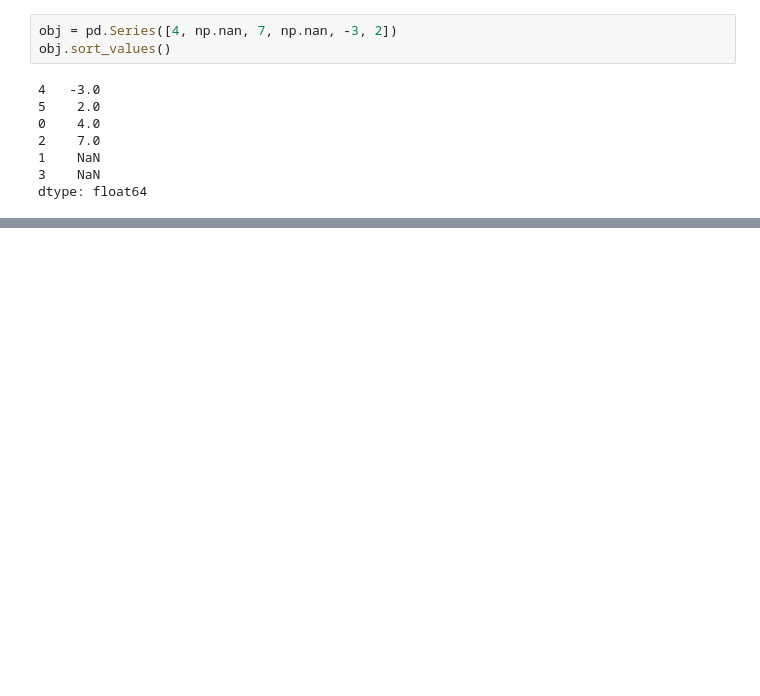
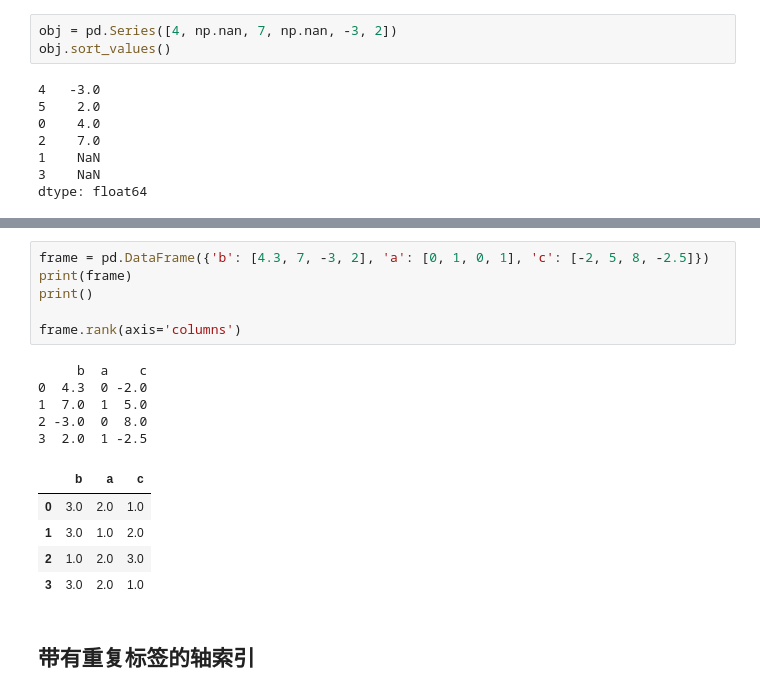
Before and after one commit to purple11261126/Book_Python-for-Data-Analysis-second-edition, a Jupyter notebook: 05_pandas 入门.ipynb, the cells around one changed output, grey strips where cells are left out. Drawn from its saved outputs; the diff is of its cells as text; blank space fills up the shorter version.

```diff
--- a/05_pandas 入门.ipynb
+++ b/05_pandas 入门.ipynb
@@ -973,0 +1030,19 @@ dtype: float64
+# %%
+frame = pd.DataFrame({'b': [4.3, 7, -3, 2], 'a': [0, 1, 0, 1], 'c': [-2, 5, 8, -2.5]})
+print(frame)
+print()
+
+frame.rank(axis='columns')
+# %% [output]
+     b  a    c
+0  4.3  0 -2.0
+1  7.0  1  5.0
+2 -3.0  0  8.0
+3  2.0  1 -2.5
+|  | b | a | c |
+| 0 | 3.0 | 2.0 | 1.0 |
+| 1 | 3.0 | 1.0 | 2.0 |
+| 2 | 1.0 | 2.0 | 3.0 |
+| 3 | 3.0 | 2.0 | 1.0 |
+# %% [markdown]
+## 带有重复标签的轴索引
```
Also changed, not shown: parts of 10 cells of this notebook.
